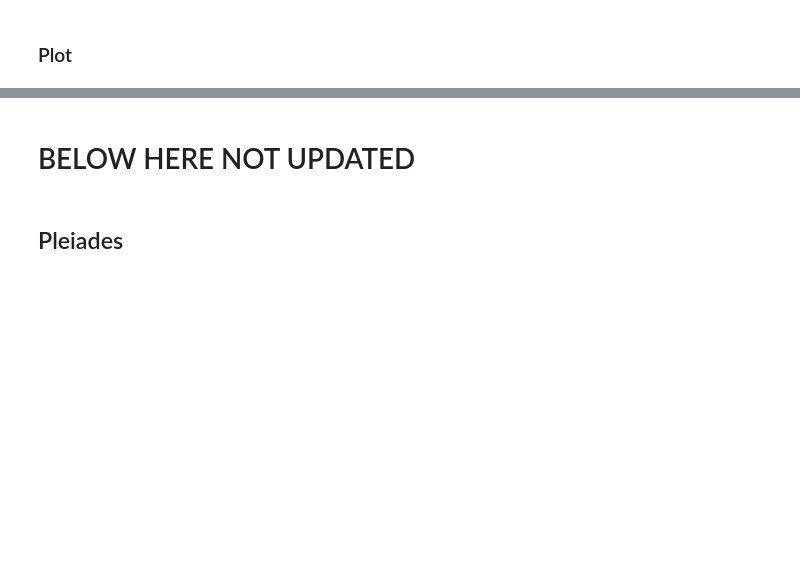
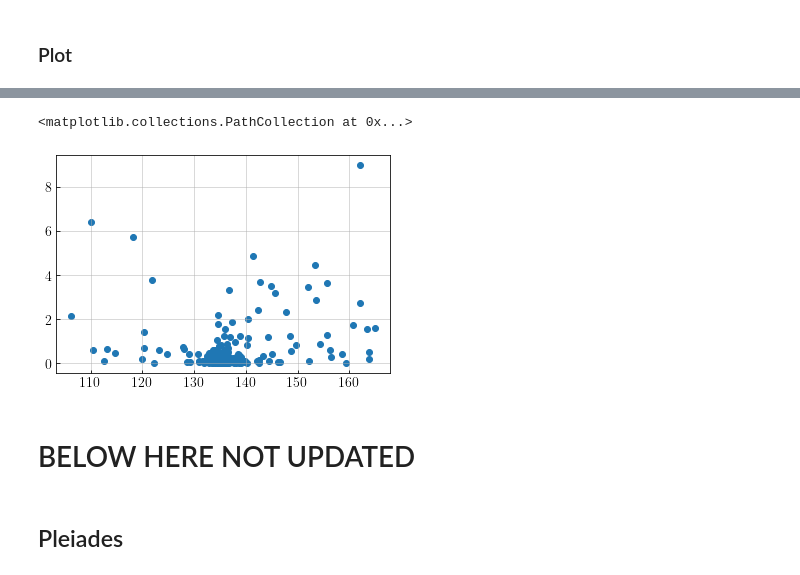
Before and after one commit to d-sanfratello/starcluster, a Jupyter notebook: figaro-starclusters.ipynb, the cells around one changed output, grey strips where cells are left out. Drawn from its saved outputs; the diff is of its cells as text; code cells hidden in the pictures; blank space fills up the shorter version.

```diff
--- a/figaro-starclusters.ipynb
+++ b/figaro-starclusters.ipynb
@@ -96,3 +351,10 @@ fig.savefig(f'pleiades-kin+phot-{n_alot}.pdf', format='pdf')
+# %%
+fig3 = plt.figure()
+ax = fig3.gca()
+ax.scatter(dist, v)
+# %% [output]
+<matplotlib.collections.PathCollection at 0x...>
+[figure, added]
 # %% [markdown]
 # BELOW HERE NOT UPDATED
 # %% [markdown]
```
Also changed, not shown: parts of 26 cells of this notebook.
